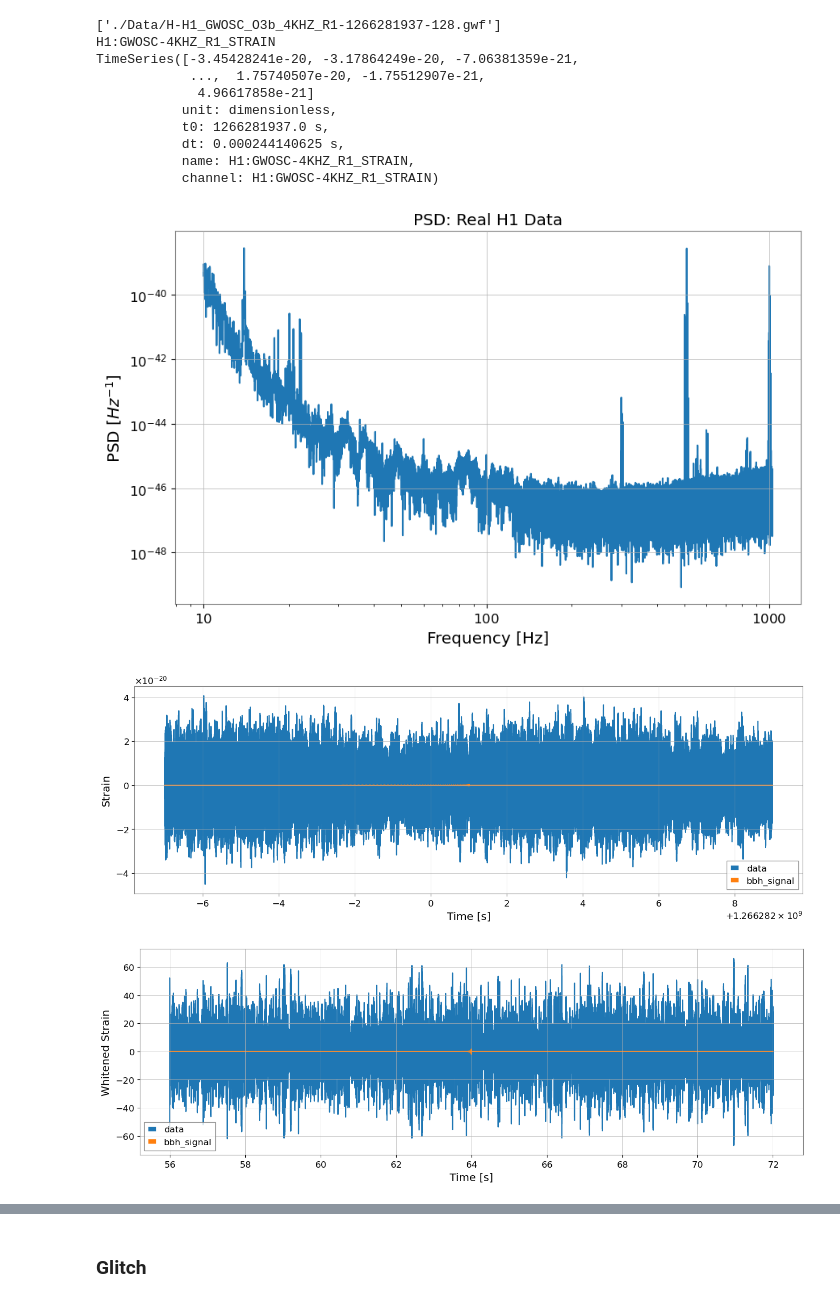
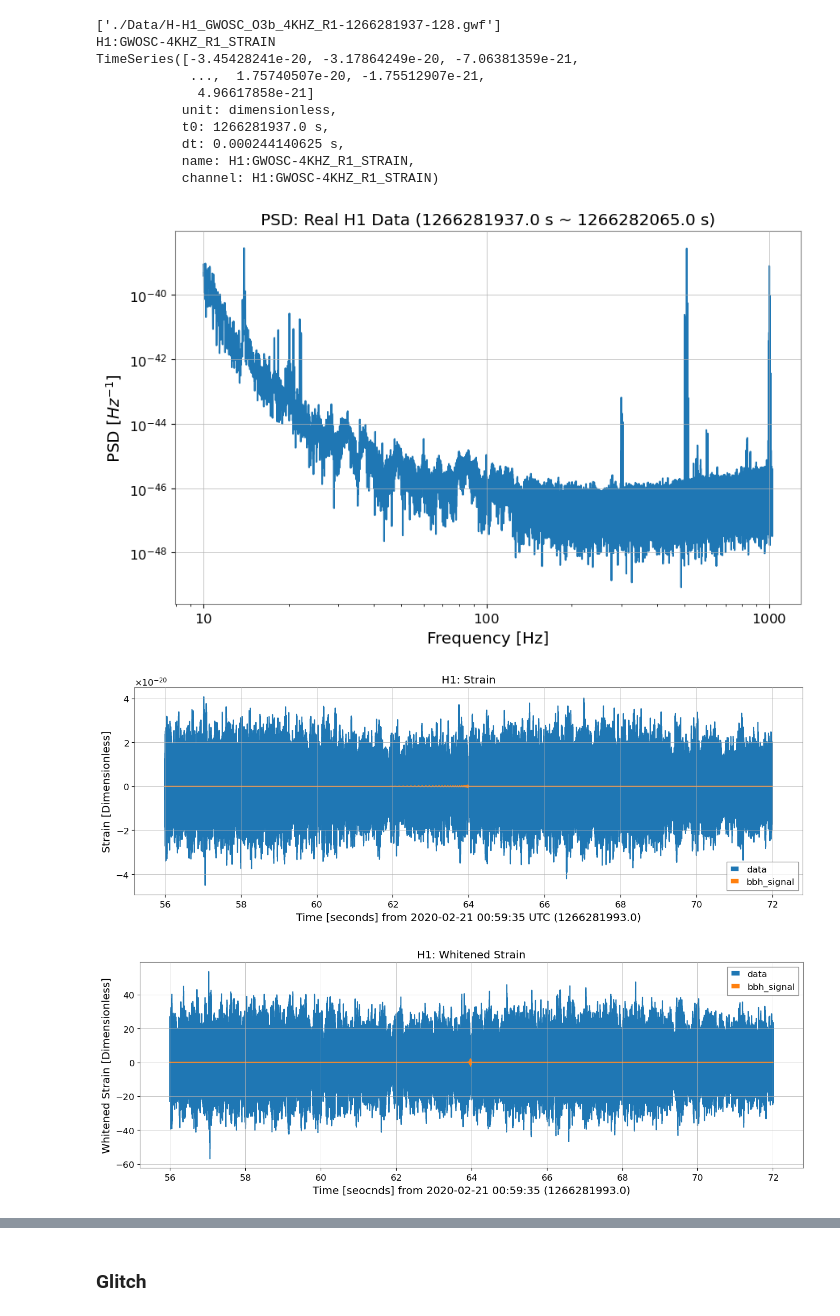
Before and after one commit to agoodmanjerry/gw-demo, a Jupyter notebook: tuto-2_matched_filtering.ipynb, the cells around one changed output, grey strips where cells are left out. Saved outputs shown, nothing was run; the diff lists cells and outputs as text; code cells hidden in the pictures.

```diff
--- a/tuto-2_matched_filtering.ipynb
+++ b/tuto-2_matched_filtering.ipynb
@@ -354,7 +352,7 @@ psd_model = "Real H1 Data"
 f_st, f_ed = int(10/ts_psd.df.value), int(1024/ts_psd.df.value)
 fig_dir = "./Figs"
 plt.figure(figsize=[10,6])
-plt.title(f"PSD: {psd_model}")
+plt.title(f"PSD: {psd_model} ({ts.t0} ~ {ts.t0+ts.duration})")
 plt.plot(ts_psd[f_st:f_ed].frequencies, ts_psd[f_st:f_ed])
 plt.xlabel("Frequency [Hz]")
 plt.ylabel("PSD [$Hz^{-1}$]")
@@ -364,7 +362,7 @@ plt.yscale('log')
 plt.savefig(f"{fig_dir}/PSD_{ifo}-{int(ts.t0.value)}-{int(ts.duration.value)}.png")
 plt.show()
 # %% [output]
-[figure, old version]
+[figure, new version]
 # %%
 signal_ts = TimeSeries(
     signal.data,
@@ -374,45 +372,53 @@ signal_ts = TimeSeries(
 data_ts = ts.inject(signal_ts)
 
 highpass_ts = data_ts.highpass(20)
+time_labels = highpass_ts.times.value - highpass_ts.t0.value
 st, ed = int((highpass_ts.duration.value/2 - 8)*sample_rate), int((highpass_ts.duration.value/2 + 8)*sample_rate)
+t0_gps = highpass_ts.times.value[st]
+t0_date = from_gps(t0_gps)
 plt.figure(figsize=[16,5])
-plt.plot(highpass_ts.times[st:ed], highpass_ts[st:ed], label='data')
-plt.plot(signal_ts.times[st:ed], signal_ts[st:ed], label='bbh_signal')
-plt.xlabel("Time [s]")
-plt.ylabel("Strain")
+plt.title(f"{ifo}: Strain")
+plt.plot(time_labels[st:ed], highpass_ts[st:ed], label='data')
+plt.plot(time_labels[st:ed], signal_ts[st:ed], label='bbh_signal')
+plt.xlabel(f"Time [seconds] from {t0_date} UTC ({t0_gps})")
+plt.ylabel("Strain [Dimensionless]")
 plt.legend()
-plt.savefig(f"figs/BBH-{ifo}.png")
+plt.savefig(f"{fig_dir}/BBH_ts-{ifo}.png")
 plt.show()
 # %% [output]
-[figure, old version]
+[figure, new version]
 # %%
 fftlength = 32
 overlap = fftlength/2
 asd = ts.asd(
     fftlength=fftlength,
     overlap=overlap,
     method='median',
 )
 wh_data_ts = data_ts.whiten(
     asd=asd,
     highpass=20,
 )
 wh_signal_ts = signal_ts.whiten(
     asd=asd,
     highpass=20,
 )
 
+time_labels = wh_data_ts.times.value - wh_data_ts.t0.value
 st, ed = int((wh_data_ts.duration.value/2 - 8)*sample_rate), int((wh_data_ts.duration.value/2 + 8)*sample_rate)
+t0_gps = wh_data_ts.times.value[st]
+t0_date = from_gps(t0_gps)
 plt.figure(figsize=[16,5])
-plt.plot(wh_data_ts.times[st:ed], wh_data_ts[st:ed], label='data')
-plt.plot(wh_signal_ts.times[st:ed], wh_signal_ts[st:ed], label='bbh_signal')
-plt.xlabel("Time [s]")
-plt.ylabel("Whitened Strain")
+plt.title(f"{ifo}: Whitened Strain")
+plt.plot(time_labels[st:ed], wh_data_ts[st:ed], label='data')
+plt.plot(time_labels[st:ed], wh_signal_ts[st:ed], label='bbh_signal')
+plt.xlabel(f"Time [seocnds] from {t0_date} ({t0_gps})")
+plt.ylabel("Whitened Strain [Dimensionless]")
 plt.legend()
 plt.savefig(f"{fig_dir}/BBH_whiten_ts_{ifo}.png")
 plt.show()
 # %% [output]
-[figure, old version]
+[figure, new version]
 # %%
 temp_st, temp_ed = int(wh_signal_ts.duration.value/2 - 2)*sample_rate, int(wh_signal_ts.duration.value/2 + 2)*sample_rate
 template_ts = wh_signal_ts[temp_st:temp_ed]
```
Also changed, not shown: parts of 9 cells of this notebook, 24 other files.
